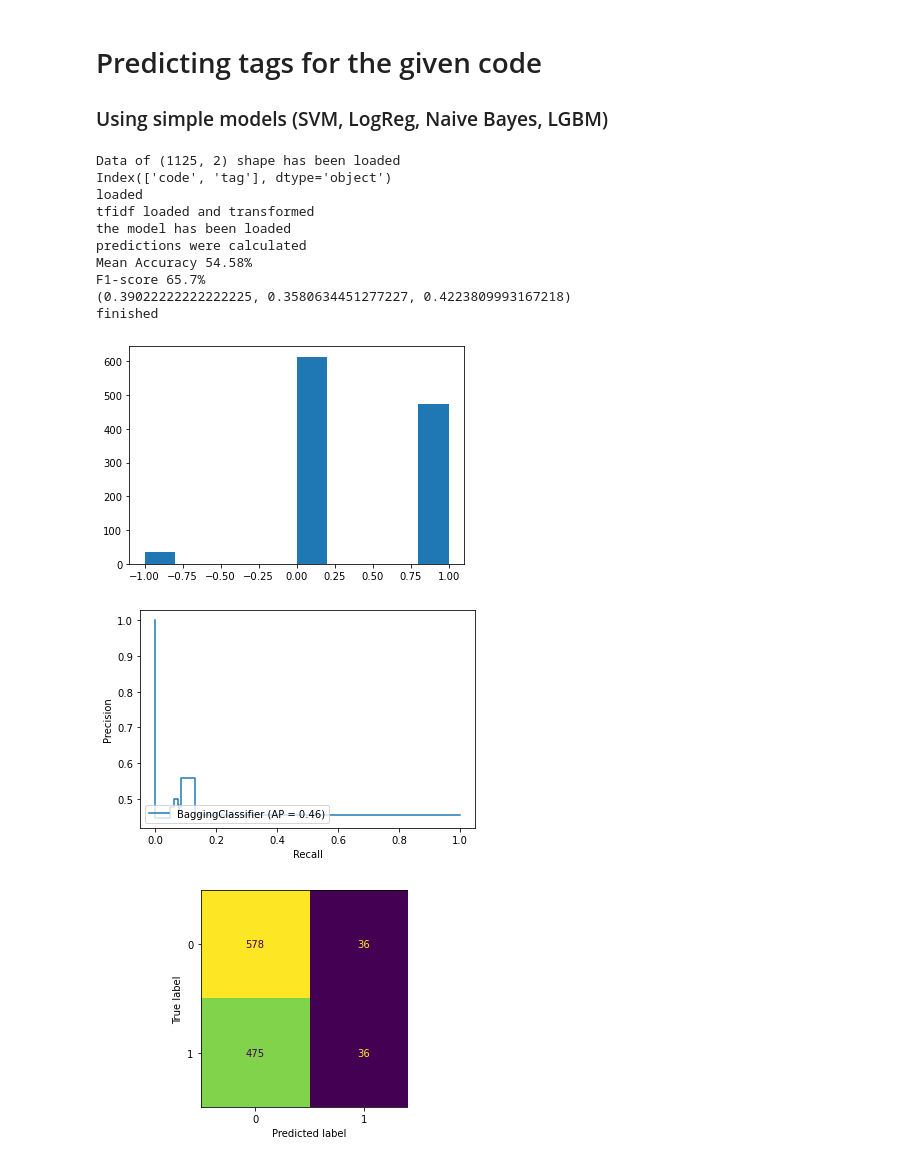
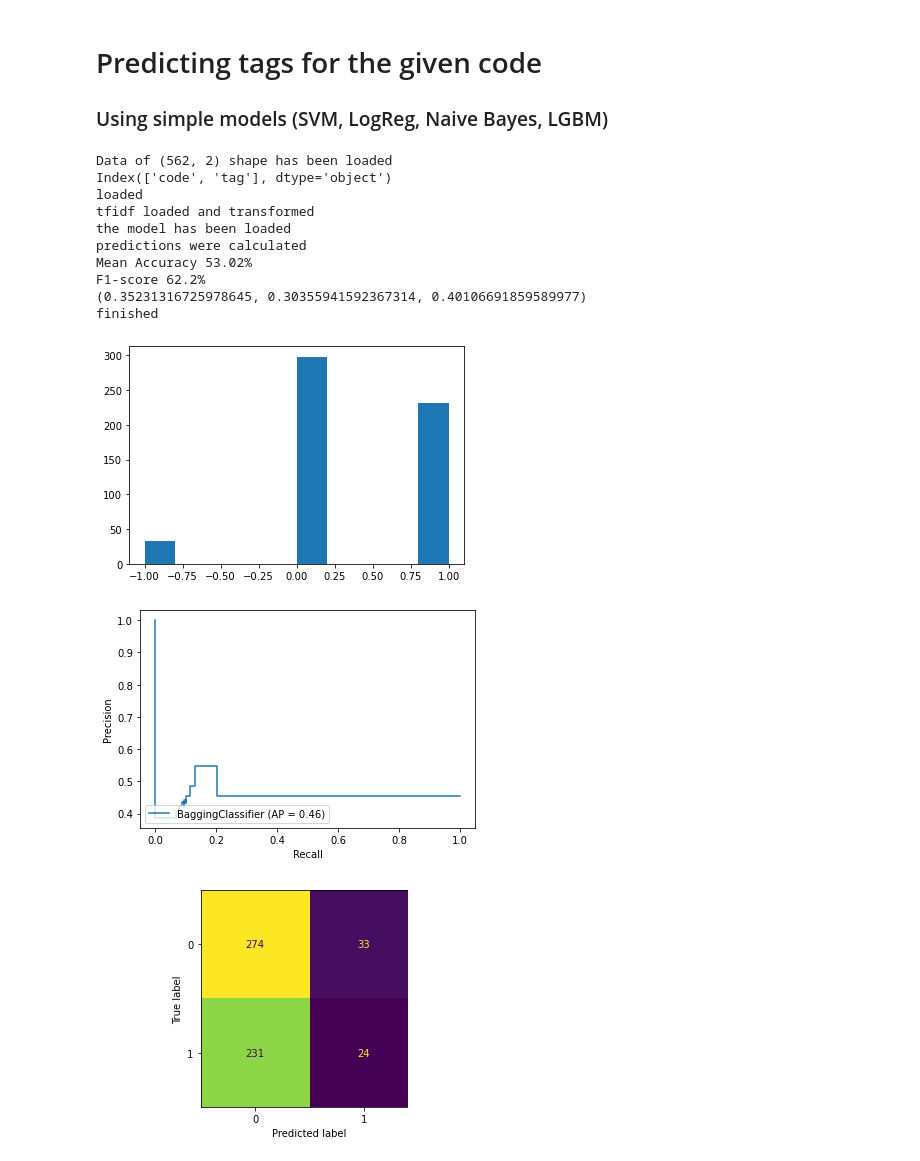
Before and after one commit to whatevernevermindbro/source_code_classification, a Jupyter notebook: predict_tag.ipynb, the cells around one changed output. Cells and saved outputs as stored; diff of their text form; code cells hidden in the pictures.

Commit message:
SVM Validation, graph_v2, chunk_size == 20

```diff
--- a/predict_tag.ipynb
+++ b/predict_tag.ipynb
@@ -100,7 +100,7 @@ def get_predictions(X, y, TAG_TO_PREDICT, MODEL_DIR):
     print(result)
 # %%
 if __name__ == '__main__':
-    DATASET_PATH = './data/chunks_5_validate.csv'
+    DATASET_PATH = './data/chunks_15_validate.csv'
     MODEL_DIR = './models/svm_regex_graph_v2.sav'
     TFIDF_DIR = './models/tfidf_svm_graph_v2.pickle'
     CODE_COLUMN = 'code' #'code_block'
@@ -108,39 +108,39 @@ if __name__ == '__main__':
     df, code_blocks = load_code_blocks(DATASET_PATH, CODE_COLUMN)
     nrows = df.shape[0]
     print("loaded")
     tfidf_params = {'min_df': 5
             , 'max_df': 0.3
             , 'smooth_idf': True}
     SVM_params = {'C': 100
             , 'kernel': "linear"
             , 'verbose': 1
             , 'random_state': 241}
     meta = {'data': DATASET_PATH
                 ,'nrows': nrows
                 ,'label': TAG_TO_PREDICT
                 ,'model': MODEL_DIR}
     code_blocks_tfidf = tfidf_transform(code_blocks, tfidf_params, TFIDF_DIR)
     with dagshub.dagshub_logger() as logger:
         # metrics = SVM_evaluate(df, code_blocks, tfidf_params, TFIDF_DIR, SVM_params)
         metrics = get_predictions(code_blocks_tfidf, df[TAG_TO_PREDICT].astype(int), TAG_TO_PREDICT, MODEL_DIR)
         logger.log_hyperparams(meta)
         logger.log_hyperparams(tfidf_params)
         logger.log_hyperparams(SVM_params)
         logger.log_metrics(metrics)
     print("finished")
 # %% [output]
-Data of (1125, 2) shape has been loaded
+Data of (562, 2) shape has been loaded
 Index(['code', 'tag'], dtype='object')
 loaded
 tfidf loaded and transformed
 the model has been loaded
 predictions were calculated
-Mean Accuracy 54.58%
-F1-score 65.7%
-(0.39022222222222225, 0.3580634451277227, 0.4223809993167218)
+Mean Accuracy 53.02%
+F1-score 62.2%
+(0.35231316725978645, 0.30355941592367314, 0.40106691859589977)
 finished
-[figure, old version]
+[figure, new version]
-[figure, old version]
+[figure, new version]
 [figure]
 # %%
 # SVM Validation on every chunk_size [-5]
```
Also changed, not shown: 2 other files.
